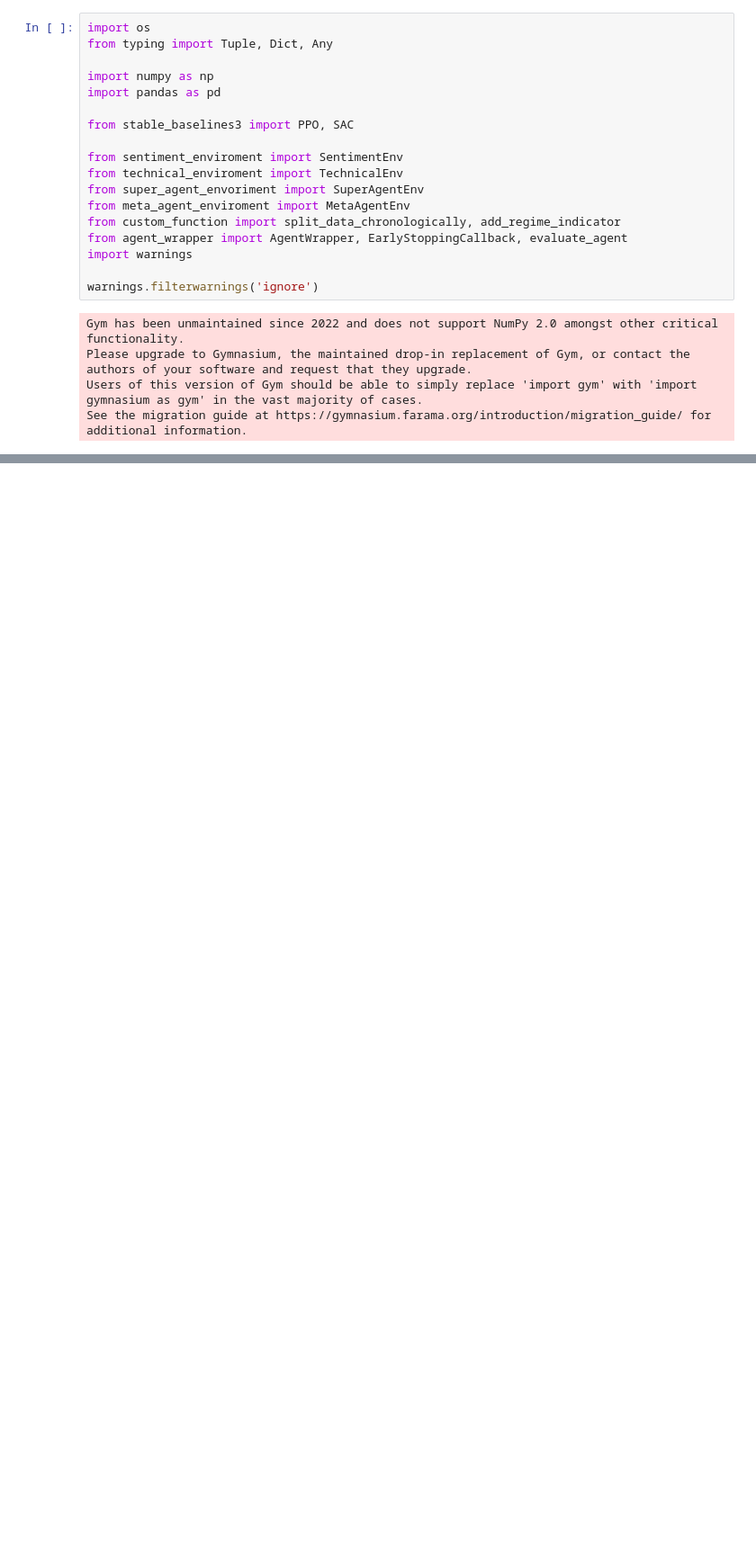
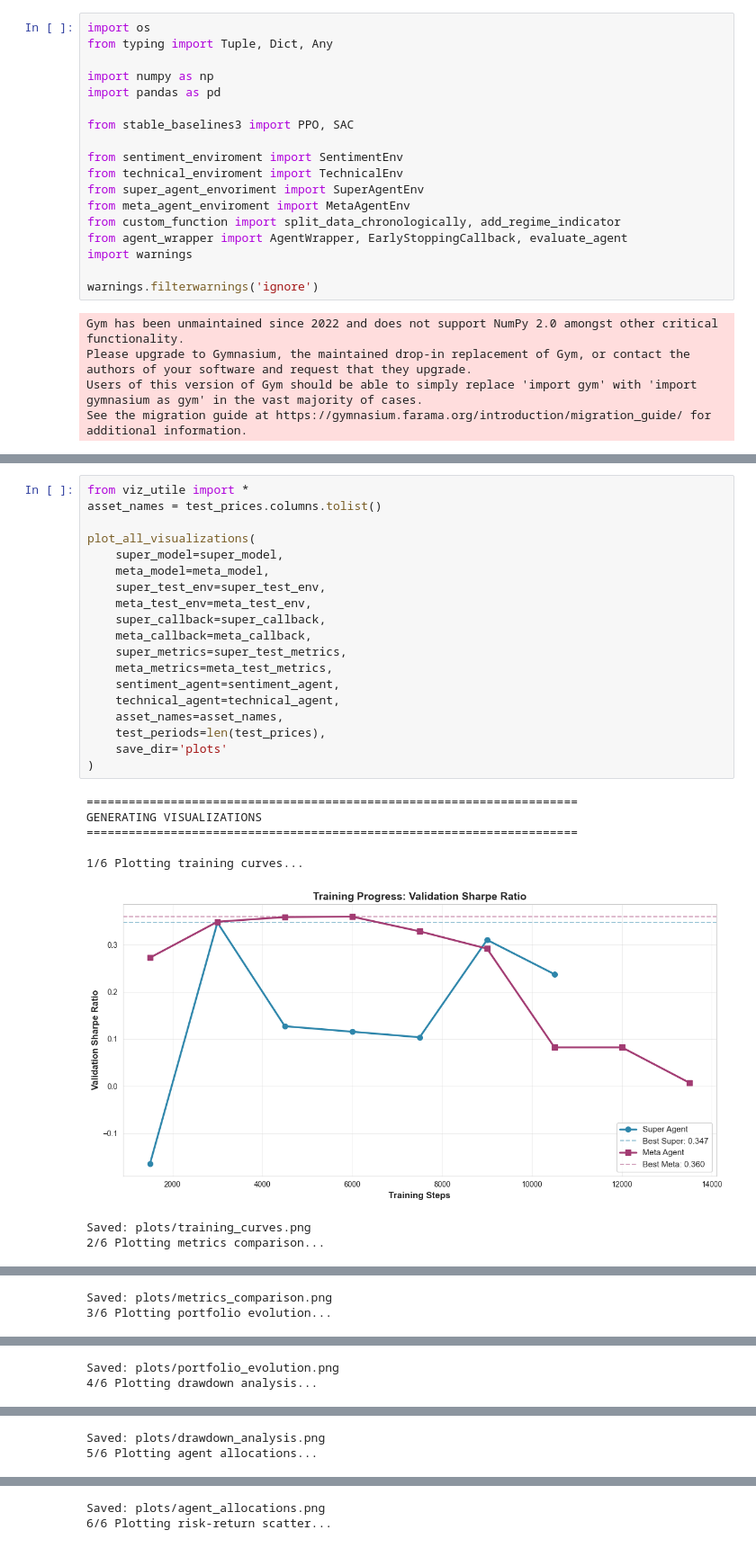
Before and after one commit to natalia-marko/reinforcement-learning-in-finance, a Jupyter notebook: harlf_v4/02_super_and_meta_agents.ipynb, the cells around one changed output, grey strips where cells are left out. Shown: that part at 90% size. Drawn from its saved outputs; the diff is of its cells as text; blank space fills up the shorter version.

Commit message:
finished super and metaagents

```diff
--- a/harlf_v4/02_super_and_meta_agents.ipynb
+++ b/harlf_v4/02_super_and_meta_agents.ipynb
@@ -660,0 +678,28 @@ Total Return Improvement: -11.23%
+# %%
+from viz_utile import *
+asset_names = test_prices.columns.tolist()
+
+plot_all_visualizations(
+    super_model=super_model,
+    meta_model=meta_model,
+    super_test_env=super_test_env,
+    meta_test_env=meta_test_env,
+    super_callback=super_callback,
+    meta_callback=meta_callback,
+    super_metrics=super_test_metrics,
+    meta_metrics=meta_test_metrics,
+    sentiment_agent=sentiment_agent,
+    technical_agent=technical_agent,
+    asset_names=asset_names,
+    test_periods=len(test_prices),
+    save_dir='plots'
+)
+# %% [output]
+======================================================================
+GENERATING VISUALIZATIONS
+======================================================================
+
+1/6 Plotting training curves...
+[figure, added]
+Saved: plots/training_curves.png
+2/6 Plotting metrics comparison...
@@ -660,0 +707,2 @@ Total Return Improvement: -11.23%
+Saved: plots/metrics_comparison.png
+3/6 Plotting portfolio evolution...
@@ -660,0 +710,2 @@ Total Return Improvement: -11.23%
+Saved: plots/portfolio_evolution.png
+4/6 Plotting drawdown analysis...
@@ -660,0 +713,2 @@ Total Return Improvement: -11.23%
+Saved: plots/drawdown_analysis.png
+5/6 Plotting agent allocations...
@@ -660,0 +716,2 @@ Total Return Improvement: -11.23%
+Saved: plots/agent_allocations.png
+6/6 Plotting risk-return scatter...
```
Also changed, not shown: parts of 18 cells of this notebook, 22 other files.
